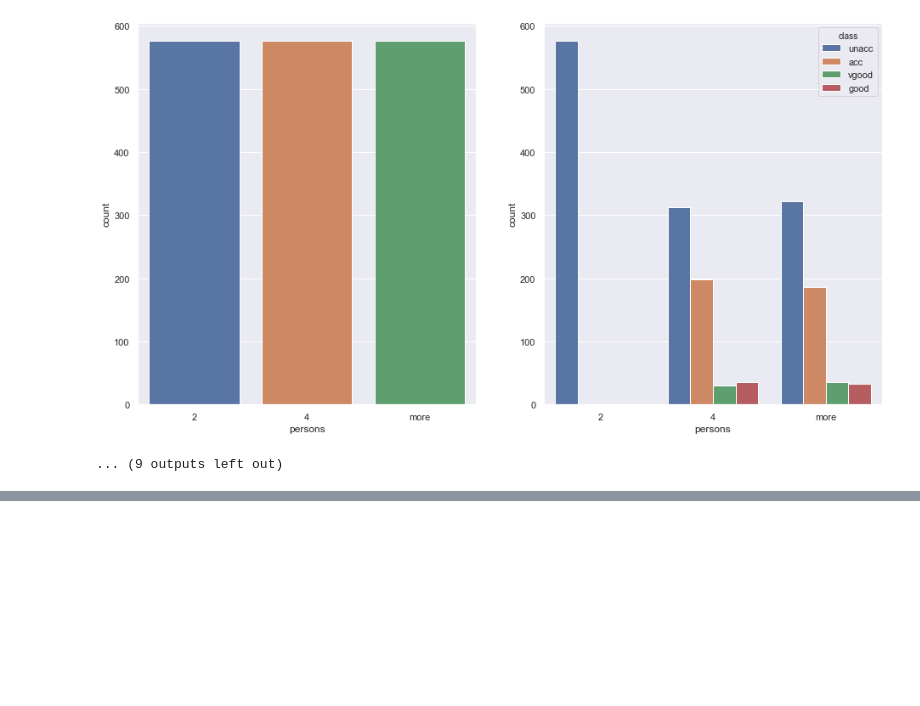
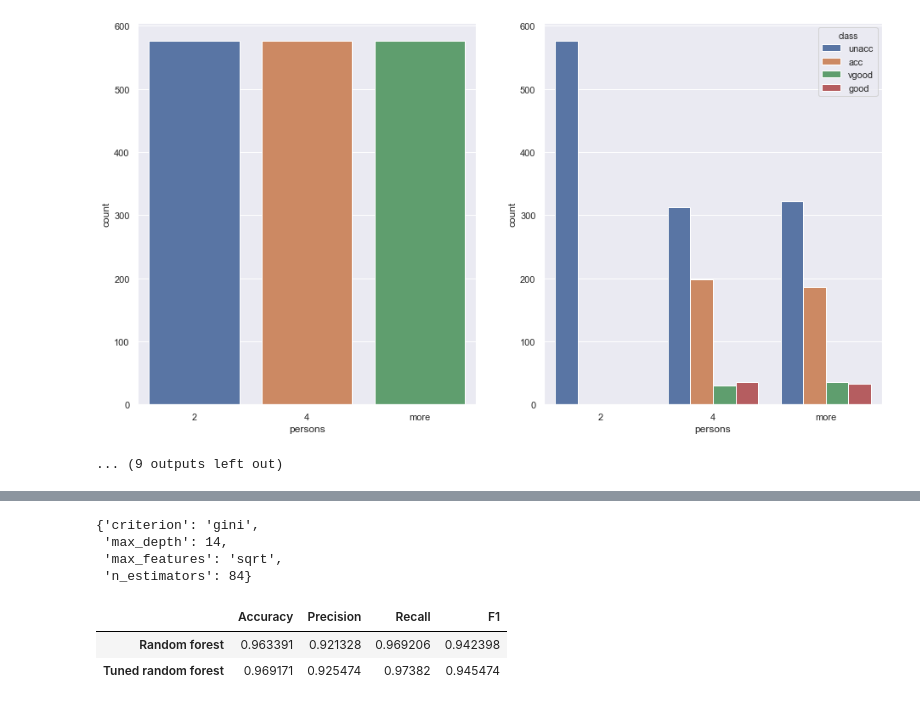
Before and after one commit to ghfghfg23/mlhw, a Jupyter notebook: hw05/hw05.ipynb, the cells around one changed output, grey strips where cells are left out. Cells and saved outputs as stored; diff of their text form; code cells hidden in the pictures; blank space fills up the shorter version.

```diff
--- a/hw05/hw05.ipynb
+++ b/hw05/hw05.ipynb
@@ -137,0 +216,2 @@ for column in data.columns:
+# %%
+examine = make_examine(X, y, Empty(), target_encoder)
@@ -137,0 +269,20 @@ for column in data.columns:
+# %%
+p = grid.best_params_
+p
+# %% [output]
+{'criterion': 'gini',
+ 'max_depth': 14,
+ 'max_features': 'sqrt',
+ 'n_estimators': 84}
+# %%
+tuned_clf = RandomForestClassifier(random_state=42,
+                                   criterion=p['criterion'],
+                                   max_depth=p['max_depth'],
+                                   max_features=p['max_features'],
+                                   n_estimators=p['n_estimators'])
+examine('Tuned random forest', lambda: MultiColumnLabelEncoder(), tuned_clf)
+quality
+# %% [output]
+|  | Accuracy | Precision | Recall | F1 |
+| Random forest | 0.963391 | 0.921328 | 0.969206 | 0.942398 |
+| Tuned random forest | 0.969171 | 0.925474 | 0.97382 | 0.945474 |
```
Also changed, not shown: parts of 7 cells of this notebook, 1 other file.
